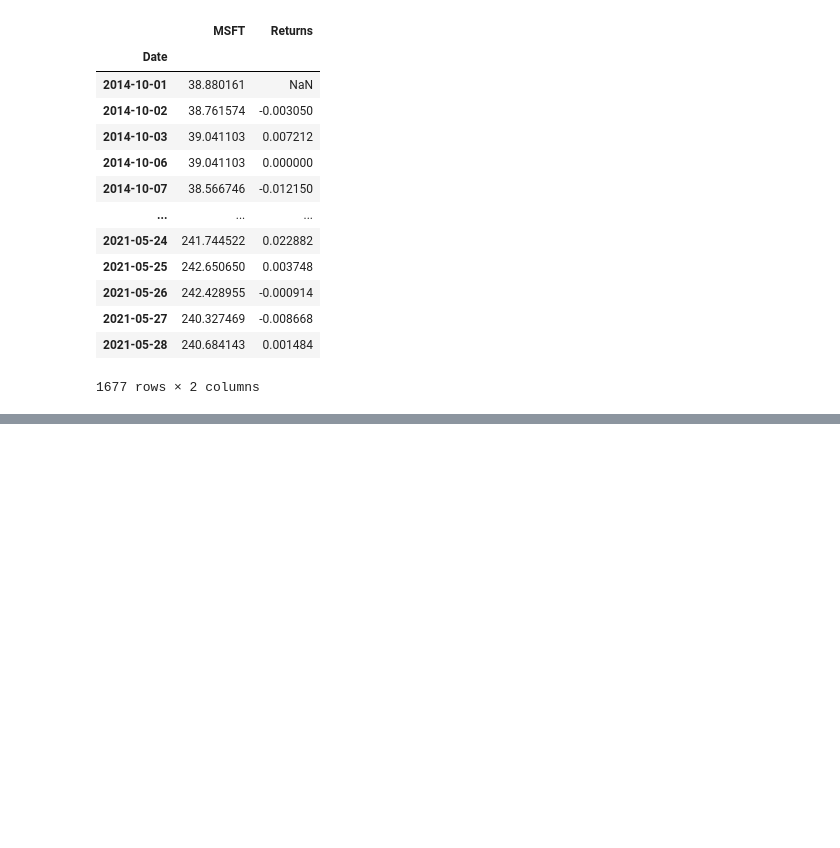
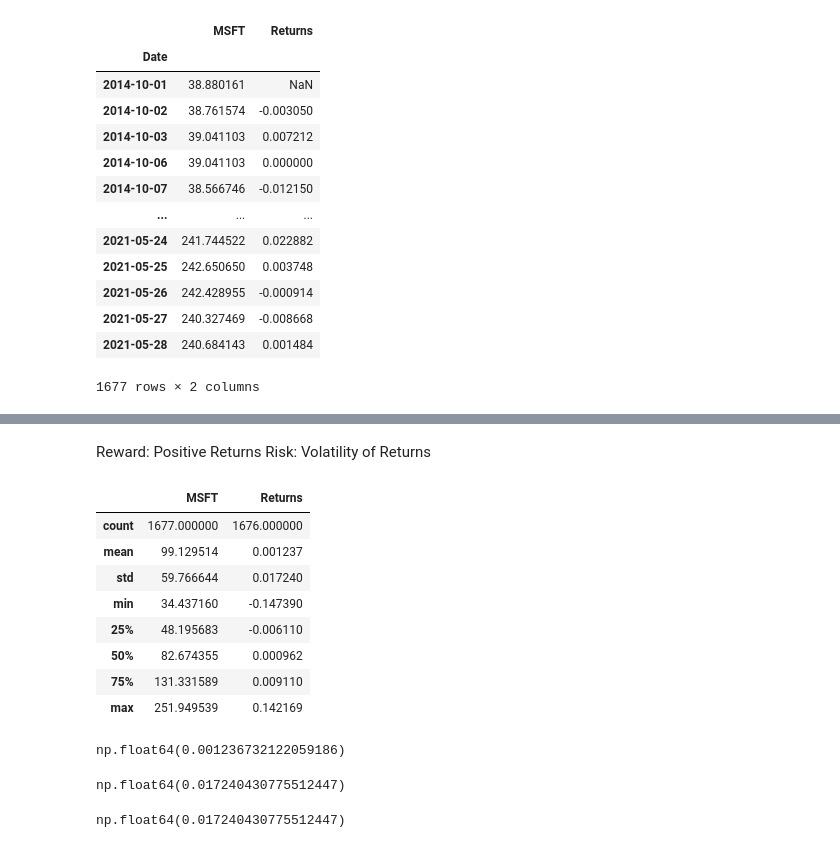
Before and after one commit to seanmayer/algo-trading-broker-testing, a Jupyter notebook: pandas-financial-data-analysis/3-measuring-reward-and-risk-finanical-instruments.ipynb, the cells around one changed output, grey strips where cells are left out. Saved outputs shown, nothing was run; the diff lists cells and outputs as text; code cells hidden in the pictures; blank space fills up the shorter version.

```diff
--- a/pandas-financial-data-analysis/3-measuring-reward-and-risk-finanical-instruments.ipynb
+++ b/pandas-financial-data-analysis/3-measuring-reward-and-risk-finanical-instruments.ipynb
@@ -33,0 +34,29 @@ AttributeError: 'DataFrame' object has no attribute 'Price'
+# %% [markdown]
+Reward: Positive Returns
+Risk: Volatility of Returns
+# %%
+msft.describe()
+# %% [output]
+|  | MSFT | Returns |
+| count | 1677.000000 | 1676.000000 |
+| mean | 99.129514 | 0.001237 |
+| std | 59.766644 | 0.017240 |
+| min | 34.437160 | -0.147390 |
+| 25% | 48.195683 | -0.006110 |
+| 50% | 82.674355 | 0.000962 |
+| 75% | 131.331589 | 0.009110 |
+| max | 251.949539 | 0.142169 |
+# %%
+mu =msft.Returns.mean() # athrithmetic mean return -> Reward
+mu
+# %% [output]
+np.float64(0.001236732122059186)
+# %%
+sigma = msft.Returns.std() # standard deviation of returns -> Risk/Volatility
+sigma
+# %% [output]
+np.float64(0.017240430775512447)
+# %%
+np.sqrt(msft.Returns.var())
+# %% [output]
+np.float64(0.017240430775512447)
```
Also changed, not shown: parts of 1 cell of this notebook.
